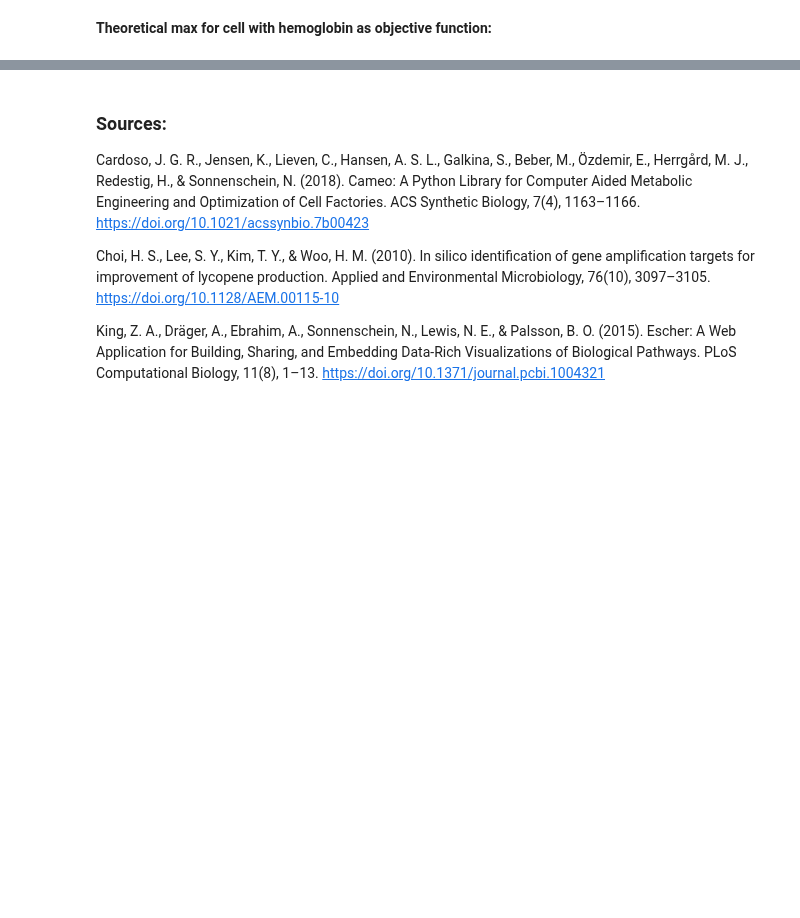
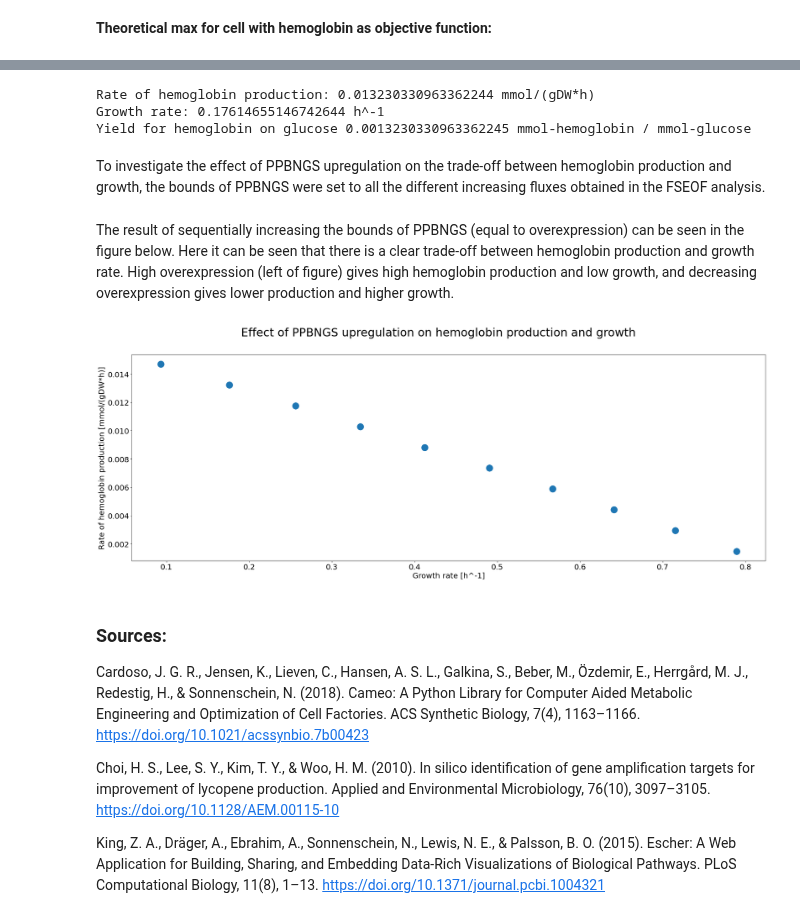
Before and after one commit to 27410/group-assignment-2021-group_10_rhb_cerevisiae, a Jupyter notebook: Analysis/Mutant_regulation_targets2.ipynb, the cells around one changed output, grey strips where cells are left out. Cells and saved outputs as stored; diff of their text form; code cells hidden in the pictures; blank space fills up the shorter version.

```diff
--- a/Analysis/Mutant_regulation_targets.ipynb
+++ b/Analysis/Mutant_regulation_targets2.ipynb
@@ -202,8 +197,0 @@ Target number 5 is excluded because it is the hemoglobin synthesis itself (rHb)
-# %%
-with model:
-    for i in [x for x in range(0,6) if x != 4]:
-        model.reactions.get_by_id(df_sorted.index.values[i]).bounds = df_sorted.iloc[i,10], df_sorted.iloc[i,10]
-    model.optimize()
-    print("Rate of hemoglobin production:", model.reactions.EX_rHb.flux,"mmol/(gDW*h)")
-    print("Growth rate:", model.reactions.GROWTH.flux,"h^-1")
-    print("Yield for hemoglobin on glucose", model.reactions.EX_rHb.flux / (-1*model.reactions.EX_glc__D_e.flux),"mmol-hemoglobin / mmol-glucose")
@@ -233,8 +197,0 @@ Lastly, all 196 targets were up- or down-regulated to see the effect. Here it ca
-# %%
-with model:
-    for i in [x for x in range(0,196) if x != 4]:
-        model.reactions.get_by_id(df_sorted.index.values[i]).bounds = df_sorted.iloc[i,10], df_sorted.iloc[i,10]
-    model.optimize()
-    print("Rate of hemoglobin production:", model.reactions.EX_rHb.flux,"mmol/(gDW*h)")
-    print("Growth rate:", model.reactions.GROWTH.flux,"h^-1")
-    print("Yield for hemoglobin on sugar", model.reactions.EX_rHb.flux / (-1*model.reactions.EX_glc__D_e.flux),"mmol-hemoglobin / mmol-glucose")
@@ -244,0 +202,8 @@ Yield for hemoglobin on sugar 0.0013230540000000002 mmol-hemoglobin / mmol-gluco
+# %%
+with model:
+    for i in [x for x in range(0,7) if x !=4 and x!=5]:
+        model.reactions.get_by_id(df_sorted.index.values[i]).bounds = df_sorted.iloc[i,10], df_sorted.iloc[i,10]
+    model.optimize()
+    print("Rate of hemoglobin production:", model.reactions.EX_rHb.flux,"mmol/(gDW*h)")
+    print("Growth rate:", model.reactions.GROWTH.flux,"h^-1")
+    print("Yield for hemoglobin on glucose", model.reactions.EX_rHb.flux / (-1*model.reactions.EX_glc__D_e.flux),"mmol-hemoglobin / mmol-glucose")
@@ -245,3 +218,37 @@ Yield for hemoglobin on sugar 0.0013230540000000002 mmol-hemoglobin / mmol-gluco
+# %%
+with model:
+    model.reactions.get_by_id('PPBNGS').bounds = df_sorted.iloc[6,10], df_sorted.iloc[6,10]
+    model.optimize()
+    print("Rate of hemoglobin production:", model.reactions.EX_rHb.flux,"mmol/(gDW*h)")
+    print("Growth rate:", model.reactions.GROWTH.flux,"h^-1")
+    print("Yield for hemoglobin on glucose", model.reactions.EX_rHb.flux / (-1*model.reactions.EX_glc__D_e.flux),"mmol-hemoglobin / mmol-glucose")
+# %% [output]
+Rate of hemoglobin production: 0.013230330963362244 mmol/(gDW*h)
+Growth rate: 0.17614655146742644 h^-1
+Yield for hemoglobin on glucose 0.0013230330963362245 mmol-hemoglobin / mmol-glucose
+# %% [markdown]
+To investigate the effect of PPBNGS upregulation on the trade-off between hemoglobin production and growth, the bounds of PPBNGS were set to all the different increasing fluxes obtained in the FSEOF analysis.
+# %%
+x_growth = np.zeros(10)
+y_production = np.zeros(10)
+with model:
+    for i in range (0,10):
+        model.reactions.get_by_id('PPBNGS').bounds = df_sorted.iloc[6,i], df_sorted.iloc[6,i]
+        model.optimize()
+        x_growth[i] = model.reactions.GROWTH.flux
+        y_production[i] = model.reactions.EX_rHb.flux
+# %% [markdown]
+The result of sequentially increasing the bounds of PPBNGS (equal to overexpression) can be seen in the figure below. Here it can be seen that there is a clear trade-off between hemoglobin production and growth rate. High overexpression (left of figure) gives high hemoglobin production and low growth, and decreasing overexpression gives lower production and higher growth.
+# %%
+plt.scatter(x_growth, y_production, s=300)
+plt.tick_params(axis='y', labelsize=20)
+plt.tick_params(axis='x', labelsize=20)
+plt.xlabel('Growth rate [h^-1]',fontsize=20)
+plt.ylabel('Rate of hemoglobin production [mmol/(gDW*h)]', fontsize=20)
+plt.suptitle("Effect of PPBNGS upregulation on hemoglobin production and growth", fontsize=30)
+plt.show()
+# %% [output]
+[figure, added]
 # %% [markdown]
 ### Sources:
 
```
Also changed, not shown: parts of 14 cells of this notebook, 2 other files.
